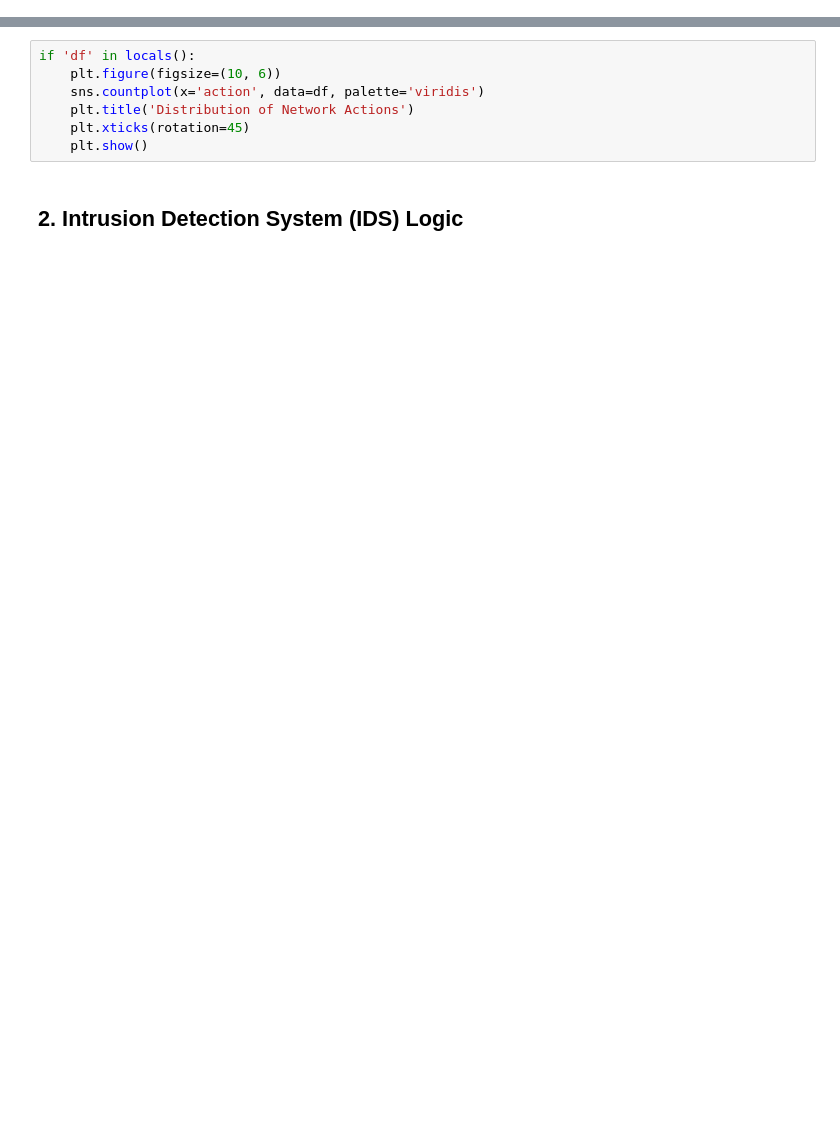
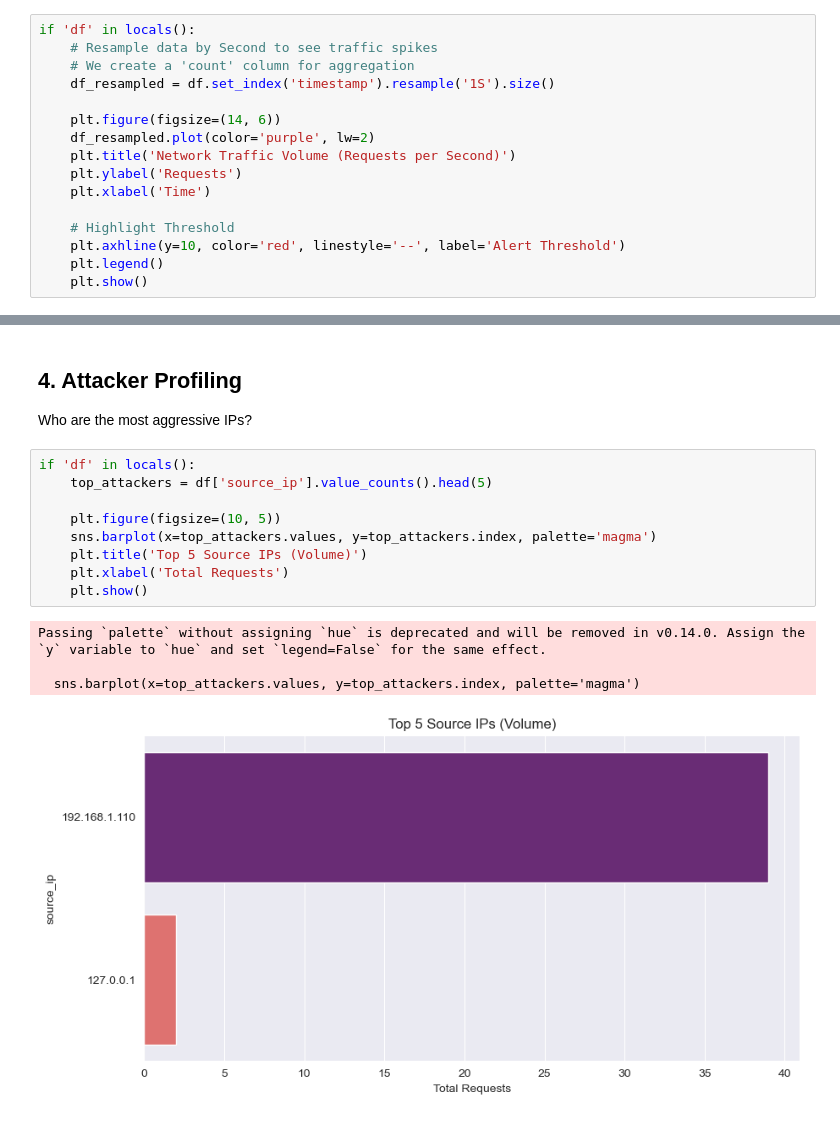
Before and after one commit to Salahod22/mini-SOC, a Jupyter notebook: notebooks/victim_analysis.ipynb, the cells around one changed output, grey strips where cells are left out. Saved outputs shown, nothing was run; the diff lists cells and outputs as text; blank space fills up the shorter version.

```diff
--- a/notebooks/victim_analysis.ipynb
+++ b/notebooks/victim_analysis.ipynb
@@ -22,0 +118,16 @@ df.head()
+# %%
+if 'df' in locals():
+    # Resample data by Second to see traffic spikes
+    # We create a 'count' column for aggregation
+    df_resampled = df.set_index('timestamp').resample('1S').size()
+
+    plt.figure(figsize=(14, 6))
+    df_resampled.plot(color='purple', lw=2)
+    plt.title('Network Traffic Volume (Requests per Second)')
+    plt.ylabel('Requests')
+    plt.xlabel('Time')
+
+    # Highlight Threshold
+    plt.axhline(y=10, color='red', linestyle='--', label='Alert Threshold')
+    plt.legend()
+    plt.show()
@@ -23,9 +136,17 @@ df.head()
+# %% [markdown]
+## 4. Attacker Profiling
+Who are the most aggressive IPs?
 # %%
 if 'df' in locals():
-    plt.figure(figsize=(10, 6))
-    sns.countplot(x='action', data=df, palette='viridis')
-    plt.title('Distribution of Network Actions')
-    plt.xticks(rotation=45)
+    top_attackers = df['source_ip'].value_counts().head(5)
+
+    plt.figure(figsize=(10, 5))
+    sns.barplot(x=top_attackers.values, y=top_attackers.index, palette='magma')
+    plt.title('Top 5 Source IPs (Volume)')
+    plt.xlabel('Total Requests')
     plt.show()
+# %% [output]
+Passing `palette` without assigning `hue` is deprecated and will be removed in v0.14.0. Assign the `y` variable to `hue` and set `legend=False` for the same effect.
+
+  sns.barplot(x=top_attackers.values, y=top_attackers.index, palette='magma')
+[figure, added]
-# %% [markdown]
-## 2. Intrusion Detection System (IDS) Logic
```
Also changed, not shown: parts of 15 cells of this notebook, 1 other file.
